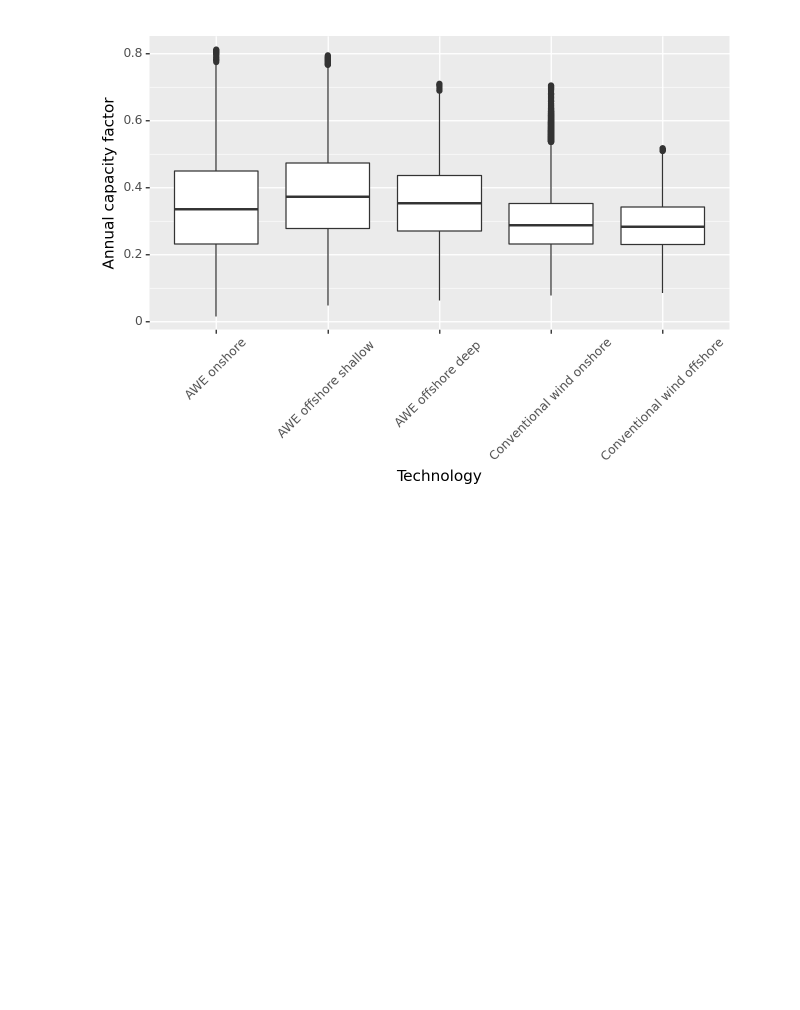
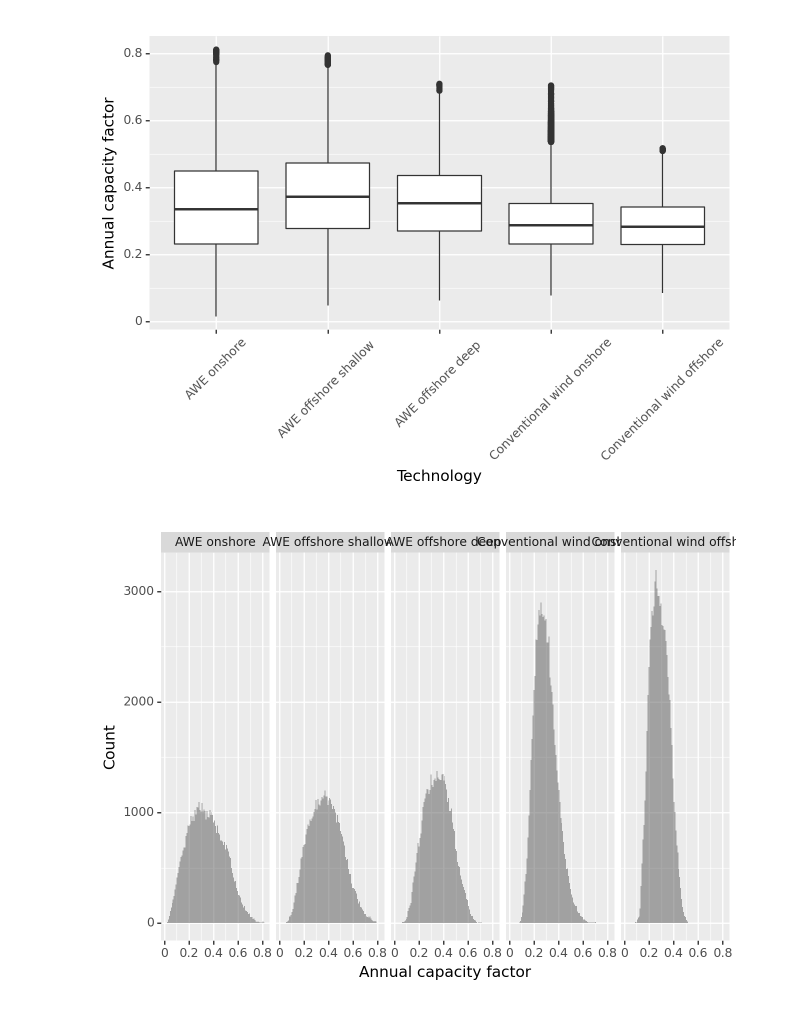
Before and after one commit to jnnr/jw4a-d2.1, a Jupyter notebook: notebooks/boxplots.ipynb, the cells around one changed output. Cells and saved outputs as stored; diff of their text form; code cells hidden in the pictures; blank space fills up the shorter version.

```diff
--- a/notebooks/boxplots.ipynb
+++ b/notebooks/boxplots.ipynb
@@ -61,3 +71,20 @@ boxplot = (
 print(boxplot)
 # %% [output]
 [figure]
+# %%
+# Prepare data
+data = ds_cf.melt()
+data["variable"] = pd.Categorical(data["variable"], ds_cf.columns)
+import matplotlib.pyplot as plt
+
+# Create histogram
+histogram = (
+    pn.ggplot(data, pn.aes(x='value', group='variable'))
+    + pn.facet_wrap("variable", nrow=4, ncol=8)
+    + pn.geom_histogram(alpha=0.5, bins=100)
+    + pn.labs(x='Annual capacity factor', y='Count')
+    + pn.theme(legend_position='top')
+)
+print(histogram)
+# %% [output]
+[figure, added]
```
Also changed, not shown: parts of 22 cells of this notebook.
